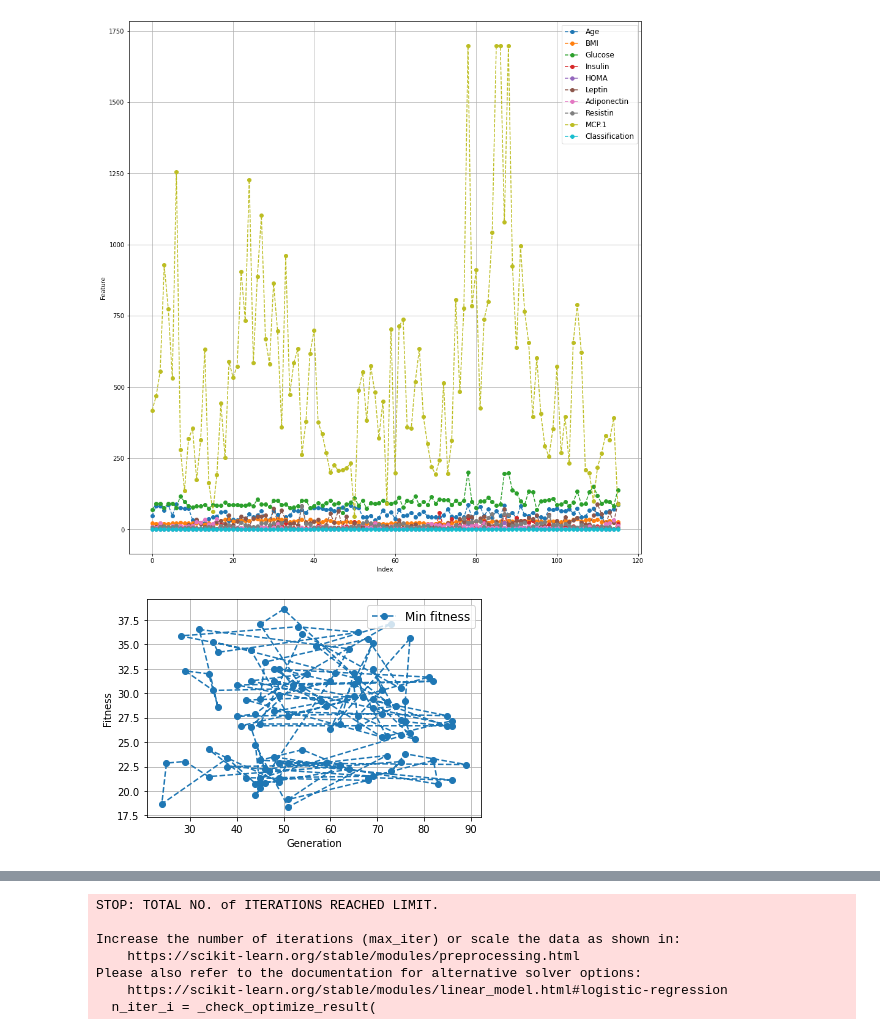
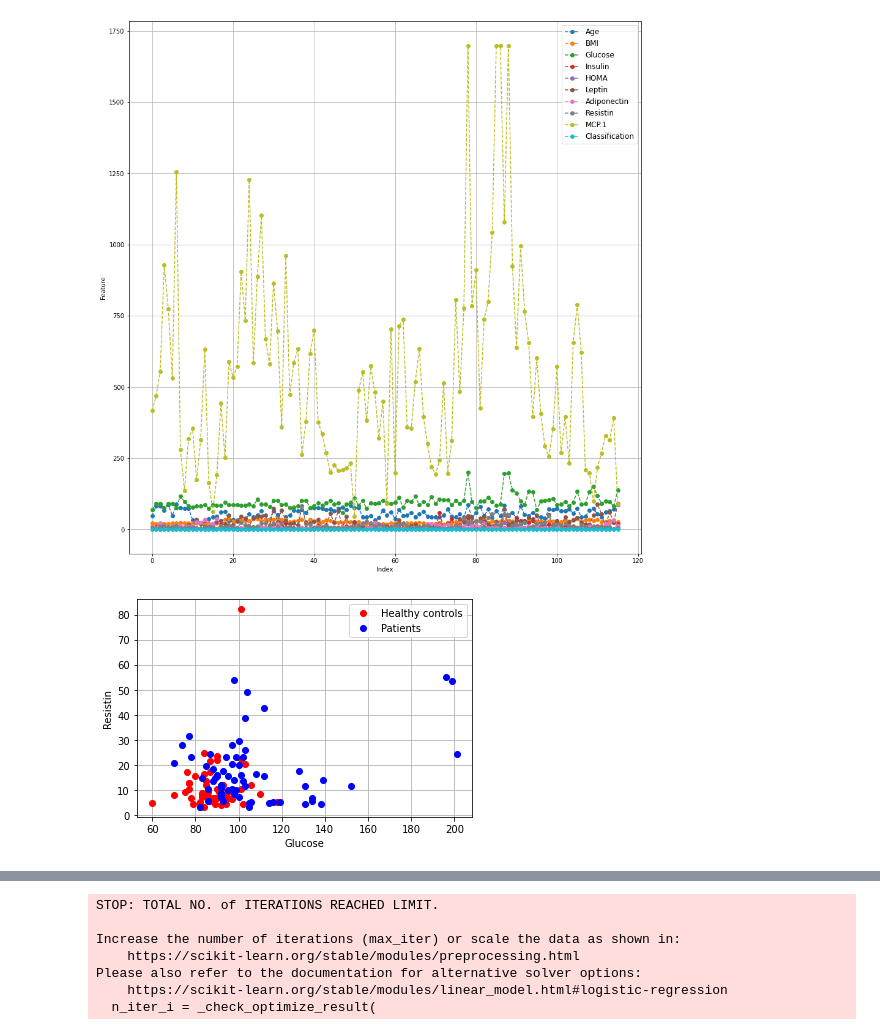
Before and after one commit to zahrasalarian/Artificial-Intelligence-in-Medicine-Projects, a Jupyter notebook: p1/main.ipynb, the cells around one changed output, grey strips where cells are left out. Drawn from its saved outputs; the diff is of its cells as text; code cells hidden in the pictures.

Commit message:
Added plots of couple features

```diff
--- a/p1/main.ipynb
+++ b/p1/main.ipynb
@@ -21,0 +5,8 @@ df
+# %%
+df = pd.read_csv('dataR2.csv')
+X = df.iloc[:, :-1].to_numpy()
+y = df.iloc[:, -1].to_numpy()
+print('X.shape:', X.shape)
+print('y.shape:', y.shape)
+feature_names = df.columns[:-1]
+target_names = ['Healthy controls', 'Patients']
@@ -31,12 +25,17 @@ plt.legend(loc='upper right',prop={'size':12})
 plt.show()
 # %% [output]
 [figure]
-# %%
-plt.plot(df['Age'], df['BMI'], 'o--', label='Min fitness')
-plt.xlabel("Generation")
-plt.ylabel("Fitness")
-plt.grid(True)
-plt.legend(loc='upper right',prop={'size':12})
-plt.show()
-# %% [output]
-[figure, removed]
+# %%
+def draw_features_plot(feature1, feature2):
+    for c in range(1, 3):
+        plt.plot(X[y == c, feature1], X[y == c, feature2], 'rbg'[c-1] + 'o', label= target_names[c-1])
+    plt.xlabel(feature_names[feature1])
+    plt.ylabel(feature_names[feature2])
+    plt.grid()
+    plt.legend()
+# %%
+feature1 = 2
+feature2 = 7
+draw_features_plot(feature1, feature2)
+# %% [output]
+[figure, added]
```
Also changed, not shown: parts of 4 cells of this notebook, 1 other file.
